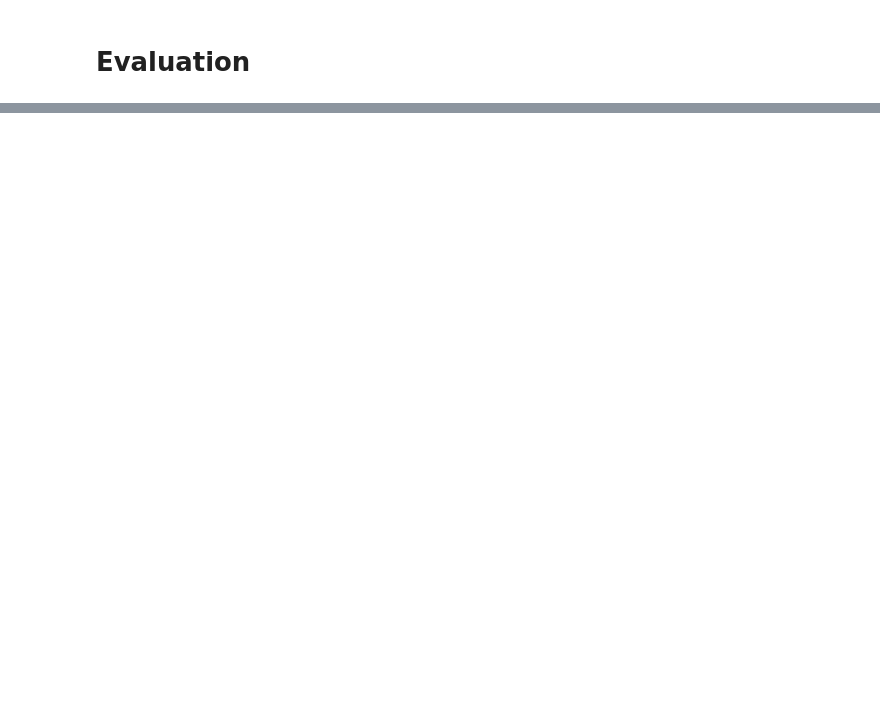
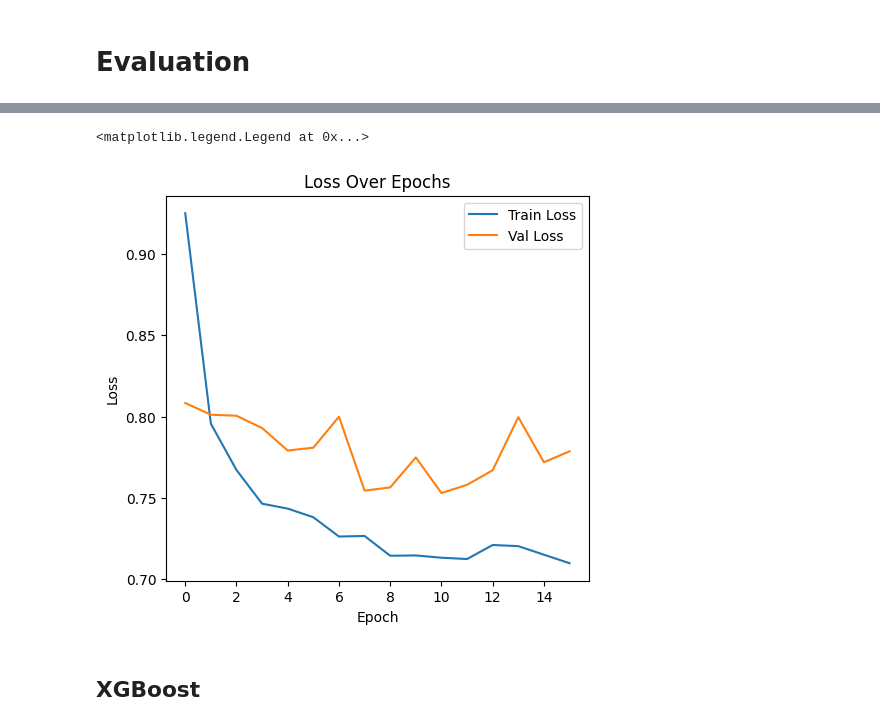
Before and after one commit to ishala/penerapan-data-science, a Jupyter notebook: notebook.ipynb, the cells around one changed output, grey strips where cells are left out. Cells and saved outputs as stored; diff of their text form; code cells hidden in the pictures; blank space fills up the shorter version.

```diff
--- a/notebook.ipynb
+++ b/notebook.ipynb
@@ -924,0 +991,17 @@ Accuracy Score: 0.6978021978021978
+# %%
+# Plot loss
+plt.figure(figsize=(12, 5))
+
+# Loss
+plt.subplot(1, 2, 1)
+plt.plot(history.history['loss'], label='Train Loss')
+plt.plot(history.history['val_loss'], label='Val Loss')
+plt.title("Loss Over Epochs")
+plt.xlabel("Epoch")
+plt.ylabel("Loss")
+plt.legend()
+# %% [output]
+<matplotlib.legend.Legend at 0x...>
+[figure, added]
+# %% [markdown]
+## XGBoost
```
Also changed, not shown: parts of 23 cells of this notebook.
